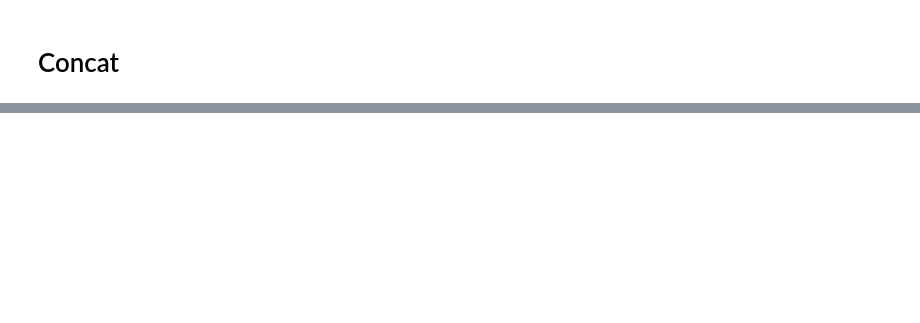
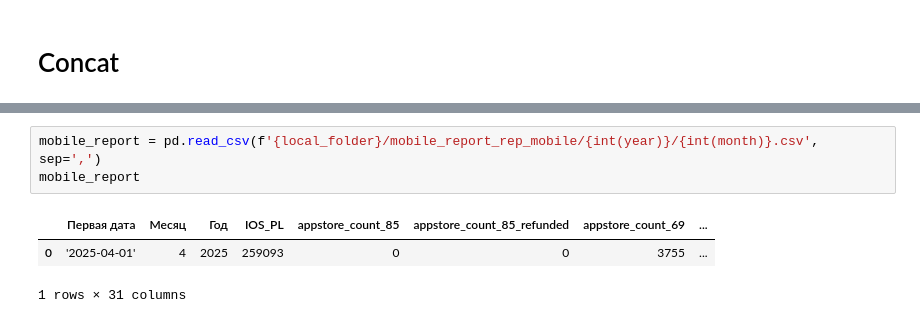
Before and after one commit to sputnik-systems/analytics, a Jupyter notebook: mobile_report/mobile_report_auto.ipynb, the cells around one changed output, grey strips where cells are left out. Drawn from its saved outputs; the diff is of its cells as text; blank space fills up the shorter version.

```diff
--- a/mobile_report/mobile_report_auto.ipynb
+++ b/mobile_report/mobile_report_auto.ipynb
@@ -734,0 +531,7 @@ activated_after_unsubsribtion_rep_mobile
+# %%
+mobile_report = pd.read_csv(f'{local_folder}/mobile_report_rep_mobile/{int(year)}/{int(month)}.csv', sep=',')
+mobile_report
+# %% [output]
+|  | Первая дата | Месяц | Год | IOS_PL | appstore_count_85 | appstore_count_85_refunded | appstore_count_69 | ... |
+| 0 | '2025-04-01' | 4 | 2025 | 259093 | 0 | 0 | 3755 | ... |
+1 rows × 31 columns
```
Also changed, not shown: parts of 104 cells of this notebook, 23 other files.
